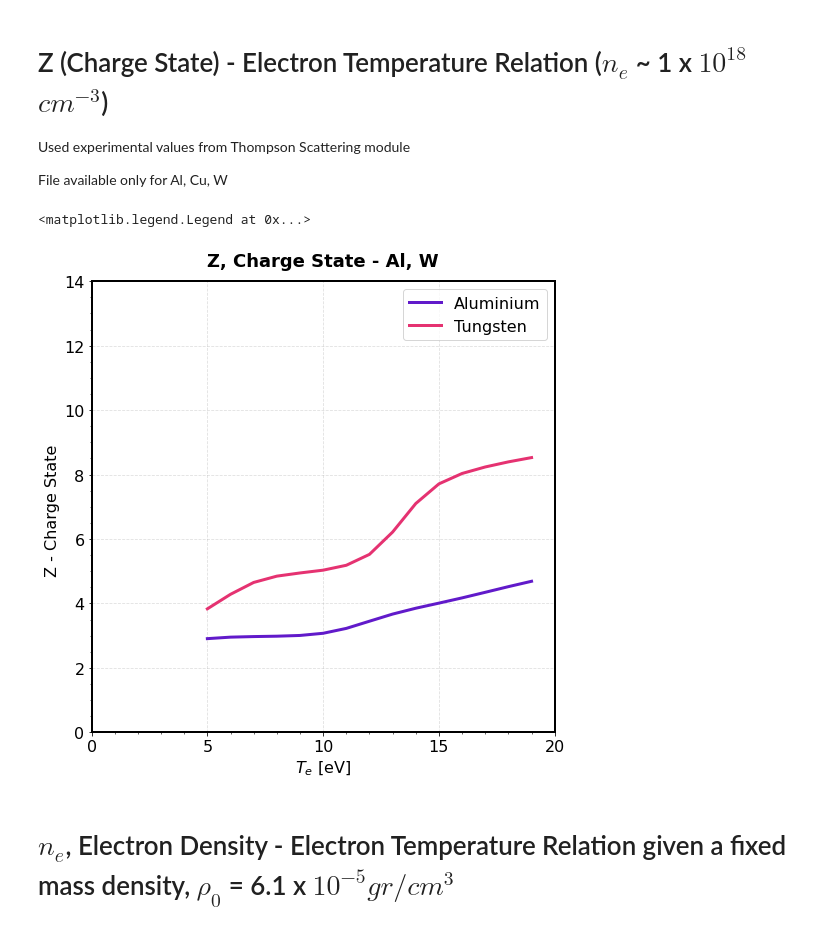
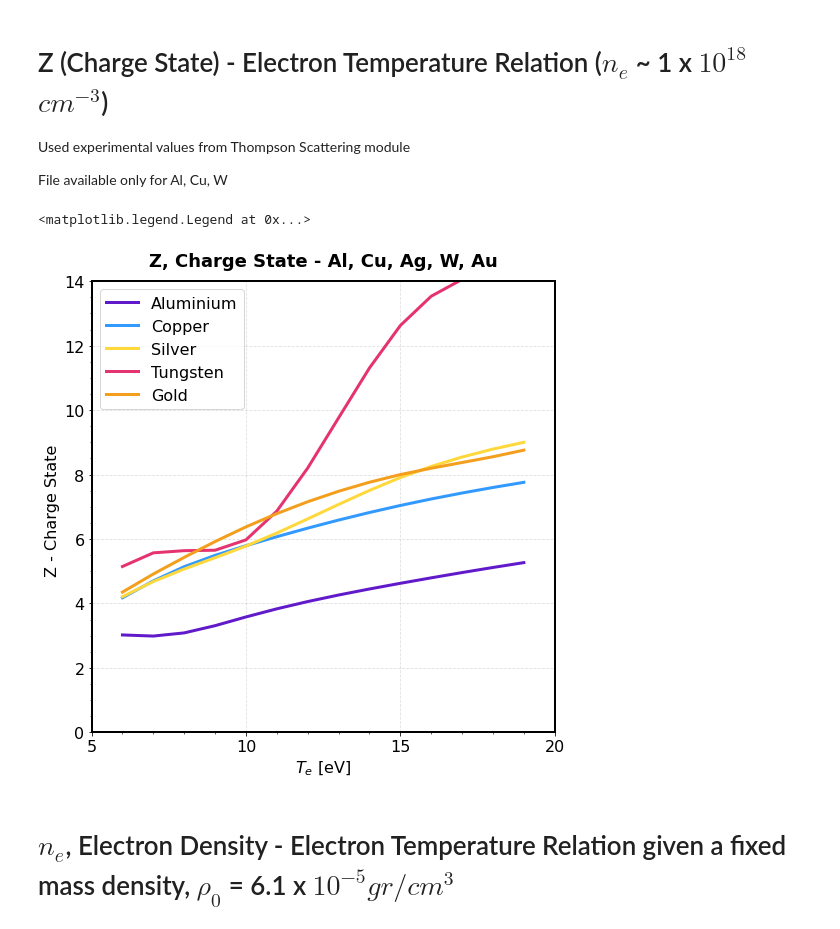
Before and after one commit to stemerlini/MagnetoRT, a Jupyter notebook: MagnetoRT.ipynb, the cells around one changed output. Cells and saved outputs as stored; diff of their text form; code cells hidden in the pictures.

Commit message:
Added ion curves and Zplot

```diff
--- a/MagnetoRT.ipynb
+++ b/MagnetoRT.ipynb
@@ -103,6 +103,13 @@ class plasma:
                 T_e, Z = np.genfromtxt('./IonisationTables/W_Z_1e18.txt', delimiter='  ', usecols = [0,1],unpack = True)
             else:
                 T_e, Z = np.genfromtxt('./IonisationTables/zb_W.dat', delimiter=' ', usecols = [0,1],unpack = True)
+            Z_mod = CubicSpline(T_e, Z)
+            return Z_mod
+        if A == 197:    # Gold
+            if source == 'FLY':
+                T_e, Z = np.genfromtxt('./IonisationTables/Au_Z_1e18.txt', delimiter='  ', usecols = [0,1],unpack = True)
+            else:
+                T_e, Z = np.genfromtxt('./IonisationTables/zb_Au.dat', delimiter=' ', usecols = [0,1],unpack = True)
             Z_mod = CubicSpline(T_e, Z)
             return Z_mod
         else:
@@ -338,46 +345,58 @@ File available only for Al, Cu, W
 # %%
 # DEFINE PLASMA
 # -------------------------------------------------------------------------------------
-Te      =    np.arange(5,20)       # electron temperature eV
+Te      =    np.arange(6,20)       # electron temperature eV
 
-al_flow = {'A':27, 'density': 1.3e-5, 'Te': Te , 'Ti': Te, 'V':5e6,  'L':0.2, 'Atw': 1, 'Zsrc': 'exp', 'B': 5}
-w_flow  = {'A':183,'density': 1.3e-5, 'Te': Te , 'Ti': Te, 'V':5e6,  'L':0.2, 'Atw': 1, 'Zsrc': 'exp', 'B': 5}
+al_flow = {'A':27, 'density': 1.3e-5, 'Te': Te , 'Ti': Te, 'V':5e6,  'L':0.2, 'Atw': 1, 'Zsrc': 'FLY', 'B': 5}
+cu_flow  = {'A':64,'density': 1.3e-5, 'Te': Te , 'Ti': Te, 'V':5e6,  'L':0.2, 'Atw': 1, 'Zsrc': 'FLY', 'B': 5}
+ag_flow  = {'A':108,'density': 1.3e-5, 'Te': Te , 'Ti': Te, 'V':5e6,  'L':0.2, 'Atw': 1, 'Zsrc': 'FLY', 'B': 5}
+w_flow  = {'A':183,'density': 1.3e-5, 'Te': Te , 'Ti': Te, 'V':5e6,  'L':0.2, 'Atw': 1, 'Zsrc': 'FLY', 'B': 5}
+au_flow  = {'A':197,'density': 1.3e-5, 'Te': Te , 'Ti': Te, 'V':5e6,  'L':0.2, 'Atw': 1, 'Zsrc': 'FLY', 'B': 5}
+
 
 al  =   plasma(**al_flow)
+cu  =   plasma(**cu_flow)
+ag   =   plasma(**ag_flow)
 w   =   plasma(**w_flow)
+au   =   plasma(**au_flow)
+
 
 # PRETTY PLOT
 # --------------------------------------------------------------------------------------
 
 fig = plt.figure(figsize=(8.3,8.3))
 ax0 = fig.add_subplot()
 
 for axis in ['top','bottom','left','right']:
     ax0.spines[axis].set_linewidth(2)
 
 ax0.plot(Te, al.Z, lw = '3', color = '#611ACA',label='Aluminium')
+ax0.plot(Te, cu.Z,  lw = '3', color = '#3299FF',label='Copper')
+ax0.plot(Te, ag.Z,  lw = '3', color = '#FFD83B',label='Silver')
 ax0.plot(Te, w.Z,  lw = '3', color = '#E53271',label='Tungsten')
+ax0.plot(Te, au.Z,  lw = '3', color = '#F39E1D',label='Gold')
 
-ax0.set_title('Z, Charge State - Al, W', fontsize = 18,  weight = 'bold', pad = "15")
+
+ax0.set_title('Z, Charge State - Al, Cu, Ag, W, Au', fontsize = 18,  weight = 'bold', pad = "15")
 
 ax0.set_ylim([0,14])
-ax0.set_xlim([0,20])
-ax0.set_xticks(np.arange(0,20.1,5))
+ax0.set_xlim([5,20])
+ax0.set_xticks(np.arange(5,20.1,5))
 ax0.set_yticks(np.arange(0,14.1,2))
 
 # Plot Properties
 ax0.tick_params(labelsize=16)
 ax0.grid(True, linestyle='--', alpha = 0.4)
 
 ax0.set_xlabel(r'$T_e$ [eV]', fontsize=16)
 ax0.set_ylabel(r'Z - Charge State ', fontsize=16)
 ax0.minorticks_on()
 ax0.legend(loc = 'best', fontsize = 16)
 
 # plt.savefig('ChargeStateExperimentalValuesSameMassDensity.png', dpi=330)
 # %% [output]
 <matplotlib.legend.Legend at 0x...>
-[figure, old version]
+[figure, new version]
 # %% [markdown]
 # $n_e$, Electron Density - Electron Temperature Relation given a fixed mass density, $\rho_0$ = 6.1 x $10^{-5} gr/cm^3$
 # %%
```
Also changed, not shown: parts of 5 cells of this notebook, 16 other files.
